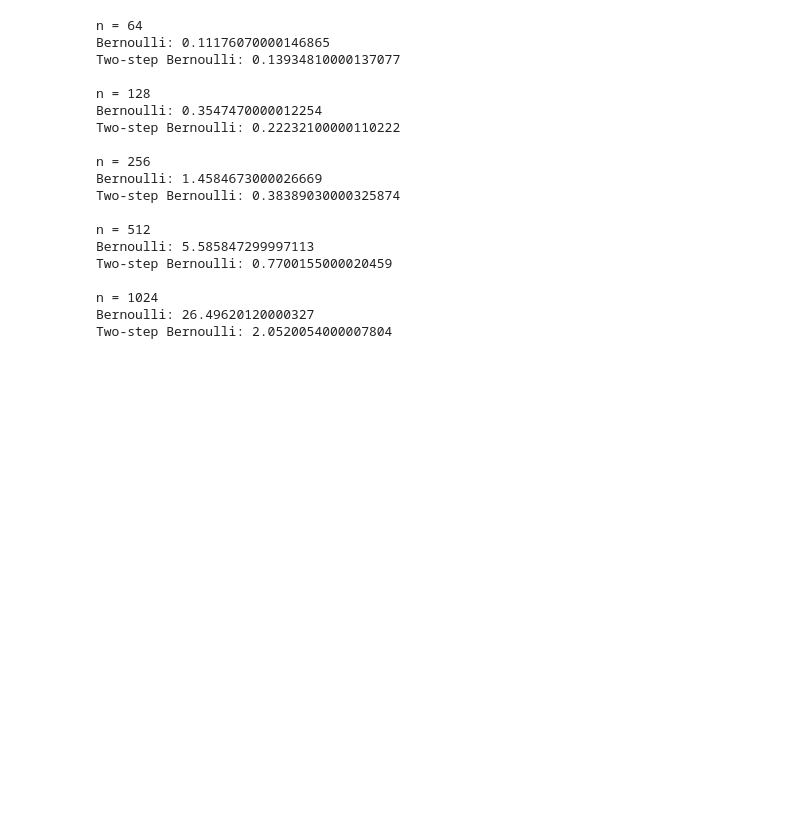
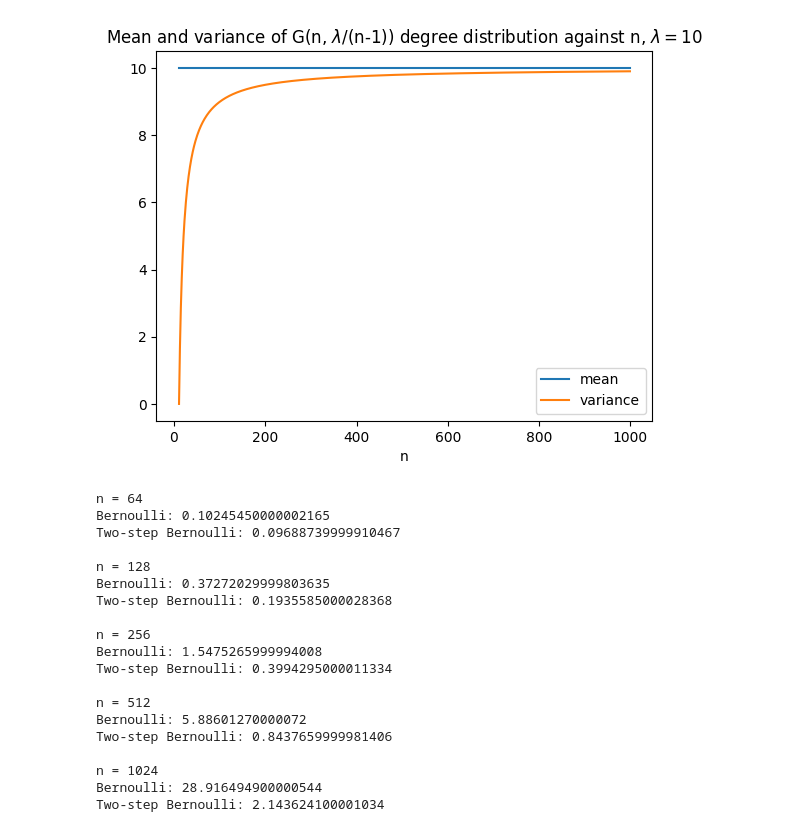
Before and after one commit to ChloeYiu/Network-Friendship-Disease, a Jupyter notebook: week_one.ipynb, the cells around one changed output. Cells and saved outputs as stored; diff of their text form; code cells hidden in the pictures; blank space fills up the shorter version.

```diff
--- a/week_one.ipynb
+++ b/week_one.ipynb
@@ -74,3 +91,17 @@ Theoretical Variance: 445.4999999999999 Actual Variance: 660.3475999999999
+# %%
+n_list = np.arange(11, 1000, 1)
+lambda_const = 10
+mean = np.full((len(n_list)), lambda_const)
+variance = lambda n: lambda_const * (1 - lambda_const / (n - 1))
+
+plt.plot(n_list, mean, label="mean")
+plt.plot(n_list, variance(n_list), label="variance")
+plt.xlabel("n")
+plt.legend()
+plt.title("Mean and variance of G(n, $\lambda$/(n-1)) degree distribution against n, $\lambda = 10$")
+plt.show()
+# %% [output]
+[figure, added]
 # %%
 n_list = 2**np.array(range(6, 11))
 p = lambda x: 10 / (x - 1)
@@ -80,7 +111,7 @@ bernoulli_time_list = []
 two_step_bernoulli_time_list = []
 
 for n in n_list:
-    bernoulli = timeit.timeit(lambda: Bernoulli_Network(n, p(n)), number=timer_number)
+    bernoulli = timeit.timeit(lambda: Naive_Bernoulli_Network(n, p(n)), number=timer_number)
     two_step_bernoulli = timeit.timeit(lambda: Two_Step_Bernoulli_Network(n, p(n)), number=timer_number)
 
     bernoulli_time_list.append(bernoulli)
@@ -92,24 +123,24 @@ for n in n_list:
     print("")
 # %% [output]
 n = 64
-Bernoulli: 0.11176070000146865
-Two-step Bernoulli: 0.13934810000137077
+Bernoulli: 0.10245450000002165
+Two-step Bernoulli: 0.09688739999910467
 
 n = 128
-Bernoulli: 0.3547470000012254
-Two-step Bernoulli: 0.22232100000110222
+Bernoulli: 0.37272029999803635
+Two-step Bernoulli: 0.1935585000028368
 
 n = 256
-Bernoulli: 1.4584673000026669
-Two-step Bernoulli: 0.38389030000325874
+Bernoulli: 1.5475265999994008
+Two-step Bernoulli: 0.3994295000011334
 
 n = 512
-Bernoulli: 5.585847299997113
-Two-step Bernoulli: 0.7700155000020459
+Bernoulli: 5.88601270000072
+Two-step Bernoulli: 0.8437659999981406
 
 n = 1024
-Bernoulli: 26.49620120000327
-Two-step Bernoulli: 2.0520054000007804
+Bernoulli: 28.916494900000544
+Two-step Bernoulli: 2.143624100001034
 # %%
 plt.loglog(n_list, bernoulli_time_list, label="Naive method")
 plt.loglog(n_list, two_step_bernoulli_time_list, label="Two-step method")
```
Also changed, not shown: parts of 9 cells of this notebook.
